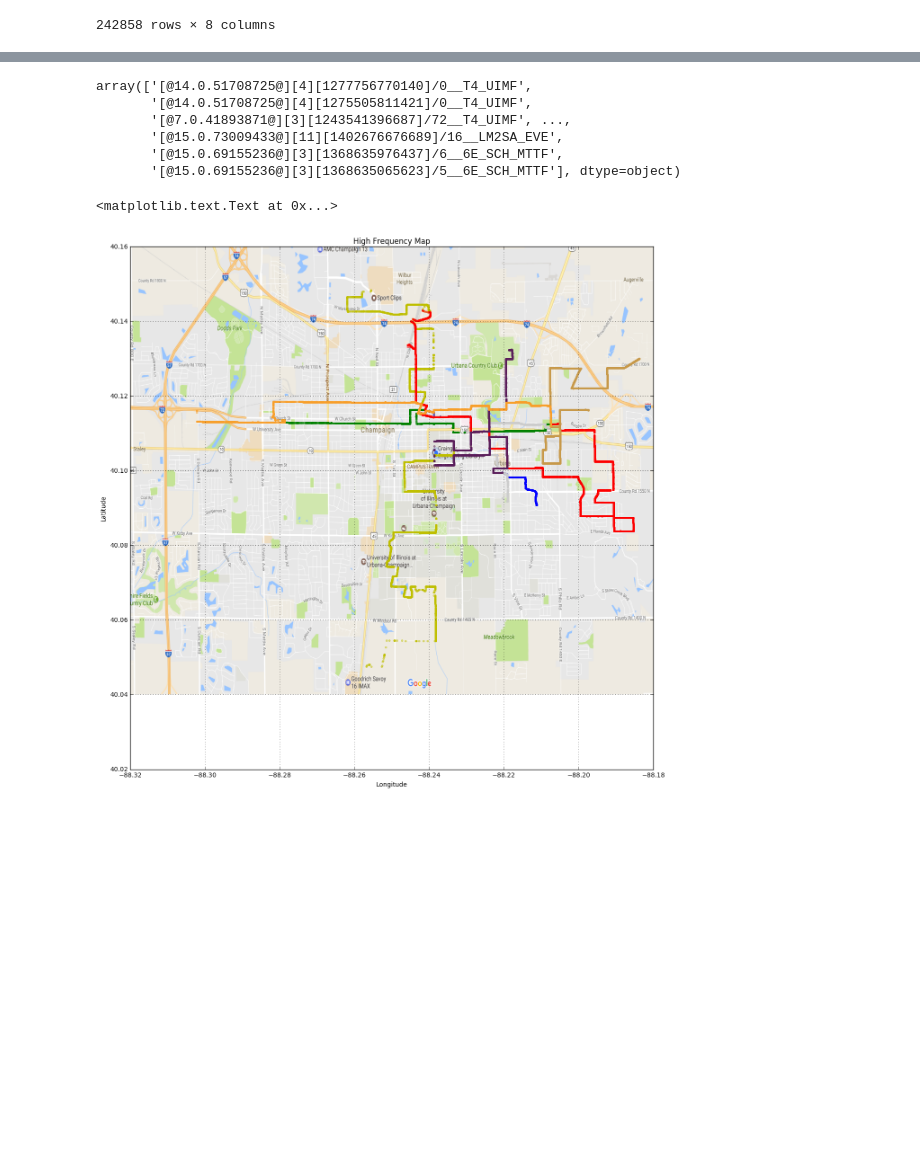
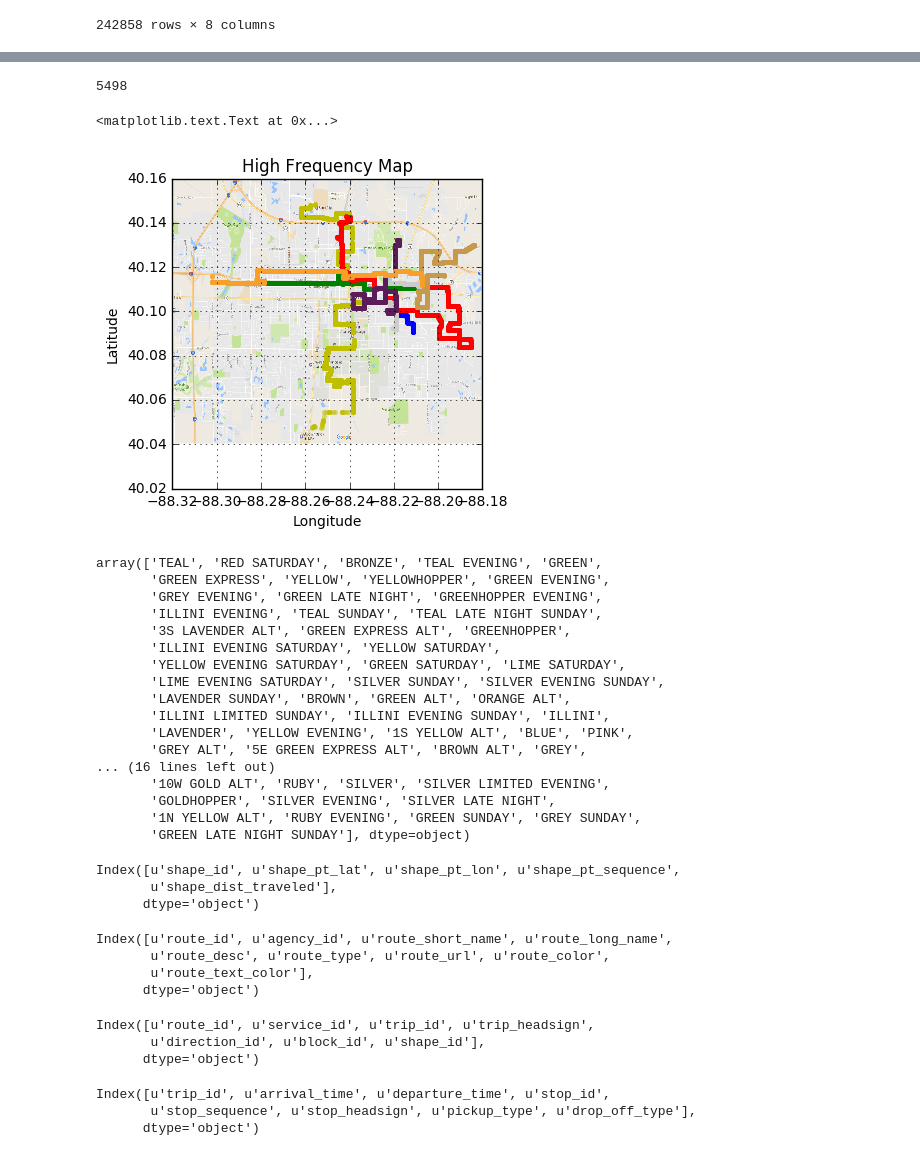
Before and after one commit to UIUC-iSchool-DataViz/project-spring2017, a Jupyter notebook: part1/part1.ipynb, the cells around one changed output, grey strips where cells are left out. Saved outputs shown, nothing was run; the diff lists cells and outputs as text; code cells hidden in the pictures; blank space fills up the shorter version.

```diff
--- a/part1/part1.ipynb
+++ b/part1/part1.ipynb
@@ -305,12 +330,7 @@ stop_times
 # %%
-stop_times.trip_id.unique()
+len(stop_times.trip_id.unique())
 # %% [output]
-array(['[@14.0.51708725@][4][1277756770140]/0__T4_UIMF',
-       '[@14.0.51708725@][4][1275505811421]/0__T4_UIMF',
-       '[@7.0.41893871@][3][1243541396687]/72__T4_UIMF', ...,
-       '[@15.0.73009433@][11][1402676676689]/16__LM2SA_EVE',
-       '[@15.0.69155236@][3][1368635976437]/6__6E_SCH_MTTF',
-       '[@15.0.69155236@][3][1368635065623]/5__6E_SCH_MTTF'], dtype=object)
+5498
 # %%
 yellow_100n = shapes.loc[shapes["shape_id"] == "100N"]
 teal = shapes.loc[shapes["shape_id"] == "[@124.0.92275054@]120W TEAL LATE 12"]
@@ -323,24 +343,69 @@ orange = shapes.loc[shapes["shape_id"] == "[@2.0.86175868@]ORANGE 33"]
 # %%
 import matplotlib.cbook as cbook
 from scipy.misc import imread
 
 datafile = cbook.get_sample_data('/Users/arpitgarg/Documents/UIUC/MSIM/spring17/Data-Visualization-Class/Project/project-spring2017/part1/map.png')
 img = imread(datafile)
 plt.imshow(img, zorder=0, extent=[-88.32, -88.18, 40.04, 40.16])
 #plt.show()
-plt.rcParams["figure.figsize"] = (15,15)
+plt.rcParams["figure.figsize"] = (14,14)
 plt.plot(yellow_100n.shape_pt_lon, yellow_100n.shape_pt_lat,'.y', alpha =0.5)
 plt.plot(teal.shape_pt_lon, teal.shape_pt_lat,'.b', alpha =0.5)
 plt.plot(green.shape_pt_lon, green.shape_pt_lat,'.g', alpha =0.5)
 plt.plot(red.shape_pt_lon, red.shape_pt_lat,'.r', alpha =0.5)
 plt.plot(gold.shape_pt_lon, gold.shape_pt_lat,'.', alpha =0.5, color="#c7994a")
 plt.plot(silver.shape_pt_lon, silver.shape_pt_lat,'.', alpha =0.5, color="#cccccc")
 plt.plot(purple.shape_pt_lon, purple.shape_pt_lat,'.', alpha =0.5,color="#5a1d5a")
 plt.plot(orange.shape_pt_lon, orange.shape_pt_lat,'.', alpha =0.5,color="#f99f2a")
 plt.grid()
 plt.title("High Frequency Map")
 plt.xlabel("Longitude")
 plt.ylabel("Latitude")
 # %% [output]
 <matplotlib.text.Text at 0x...>
-[figure, old version]
+[figure, new version]
+# %%
+trips.route_id.unique()
+# %% [output]
+array(['TEAL', 'RED SATURDAY', 'BRONZE', 'TEAL EVENING', 'GREEN',
+       'GREEN EXPRESS', 'YELLOW', 'YELLOWHOPPER', 'GREEN EVENING',
+       'GREY EVENING', 'GREEN LATE NIGHT', 'GREENHOPPER EVENING',
+       'ILLINI EVENING', 'TEAL SUNDAY', 'TEAL LATE NIGHT SUNDAY',
+       '3S LAVENDER ALT', 'GREEN EXPRESS ALT', 'GREENHOPPER',
+       'ILLINI EVENING SATURDAY', 'YELLOW SATURDAY',
+       'YELLOW EVENING SATURDAY', 'GREEN SATURDAY', 'LIME SATURDAY',
+       'LIME EVENING SATURDAY', 'SILVER SUNDAY', 'SILVER EVENING SUNDAY',
+       'LAVENDER SUNDAY', 'BROWN', 'GREEN ALT', 'ORANGE ALT',
+       'ILLINI LIMITED SUNDAY', 'ILLINI EVENING SUNDAY', 'ILLINI',
+       'LAVENDER', 'YELLOW EVENING', '1S YELLOW ALT', 'BLUE', 'PINK',
+       'GREY ALT', '5E GREEN EXPRESS ALT', 'BROWN ALT', 'GREY',
+... (16 lines left out)
+       '10W GOLD ALT', 'RUBY', 'SILVER', 'SILVER LIMITED EVENING',
+       'GOLDHOPPER', 'SILVER EVENING', 'SILVER LATE NIGHT',
+       '1N YELLOW ALT', 'RUBY EVENING', 'GREEN SUNDAY', 'GREY SUNDAY',
+       'GREEN LATE NIGHT SUNDAY'], dtype=object)
+# %%
+shapes.columns
+# %% [output]
+Index([u'shape_id', u'shape_pt_lat', u'shape_pt_lon', u'shape_pt_sequence',
+       u'shape_dist_traveled'],
+      dtype='object')
+# %%
+routes.columns
+# %% [output]
+Index([u'route_id', u'agency_id', u'route_short_name', u'route_long_name',
+       u'route_desc', u'route_type', u'route_url', u'route_color',
+       u'route_text_color'],
+      dtype='object')
+# %%
+trips.columns
+# %% [output]
+Index([u'route_id', u'service_id', u'trip_id', u'trip_headsign',
+       u'direction_id', u'block_id', u'shape_id'],
+      dtype='object')
+# %%
+stop_times.columns
+# %% [output]
+Index([u'trip_id', u'arrival_time', u'departure_time', u'stop_id',
+       u'stop_sequence', u'stop_headsign', u'pickup_type', u'drop_off_type'],
+      dtype='object')
```
Also changed, not shown: parts of 38 cells of this notebook, 3 other files.
